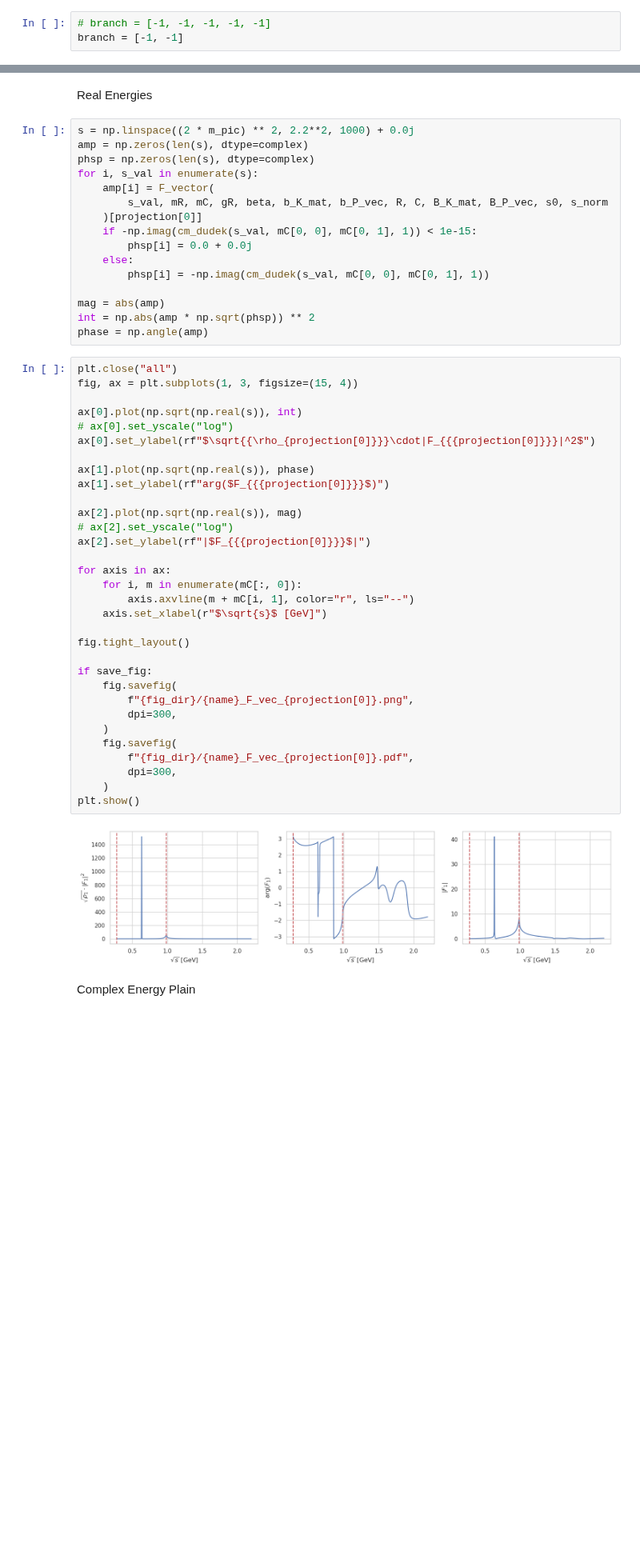
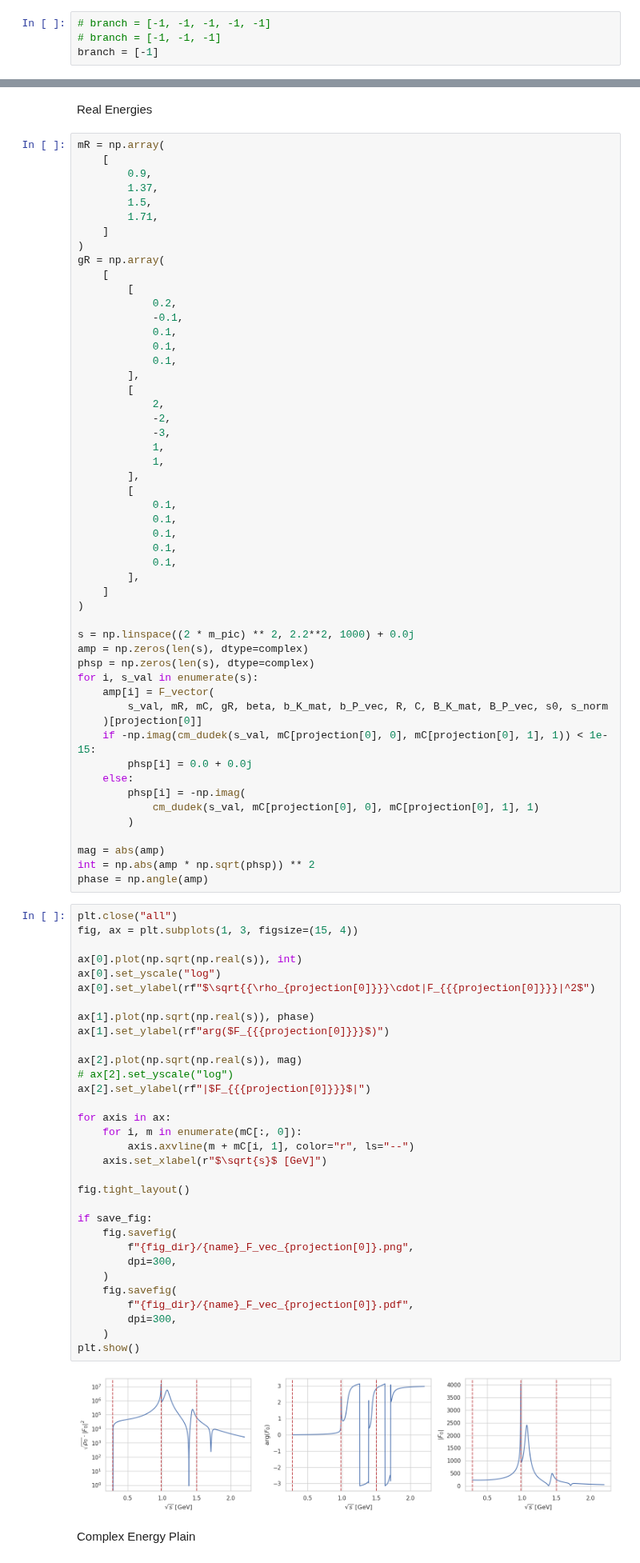
Before and after one commit to n-idw/tutorials, a Jupyter notebook: resonances_2_coupled_channel.ipynb, the cells around one changed output, grey strips where cells are left out. Shown at 80% size. Drawn from its saved outputs; the diff is of its cells as text; blank space fills up the shorter version.

```diff
--- a/resonances_2_coupled_channel.ipynb
+++ b/resonances_2_coupled_channel.ipynb
@@ -204,7 +240,8 @@ Complex Energy Plain
 Choose branch
 # %%
 # branch = [-1, -1, -1, -1, -1]
-branch = [-1, -1]
+# branch = [-1, -1, -1]
+branch = [-1]
 # %%
 s_real_min = 0.2**2
 s_real_max = 2.2**2
@@ -474,6 +482,40 @@ b_P_vec = np.array([[-0.07044337398147765], [0.04140418097435047]])
 # %% [markdown]
 Real Energies
 # %%
+mR = np.array(
+    [
+        0.9,
+        1.37,
+        1.5,
+        1.71,
+    ]
+)
+gR = np.array(
+    [
+        [
+            0.2,
+            -0.1,
+            0.1,
+            0.1,
+            0.1,
+        ],
+        [
+            2,
+            -2,
+            -3,
+            1,
+            1,
+        ],
+        [
+            0.1,
+            0.1,
+            0.1,
+            0.1,
+            0.1,
+        ],
+    ]
+)
+
 s = np.linspace((2 * m_pic) ** 2, 2.2**2, 1000) + 0.0j
 amp = np.zeros(len(s), dtype=complex)
 phsp = np.zeros(len(s), dtype=complex)
@@ -481,10 +523,12 @@ for i, s_val in enumerate(s):
     amp[i] = F_vector(
         s_val, mR, mC, gR, beta, b_K_mat, b_P_vec, R, C, B_K_mat, B_P_vec, s0, s_norm
     )[projection[0]]
-    if -np.imag(cm_dudek(s_val, mC[0, 0], mC[0, 1], 1)) < 1e-15:
+    if -np.imag(cm_dudek(s_val, mC[projection[0], 0], mC[projection[0], 1], 1)) < 1e-15:
         phsp[i] = 0.0 + 0.0j
     else:
-        phsp[i] = -np.imag(cm_dudek(s_val, mC[0, 0], mC[0, 1], 1))
+        phsp[i] = -np.imag(
+            cm_dudek(s_val, mC[projection[0], 0], mC[projection[0], 1], 1)
+        )
 
 mag = abs(amp)
 int = np.abs(amp * np.sqrt(phsp)) ** 2
@@ -494,35 +538,35 @@ plt.close("all")
 fig, ax = plt.subplots(1, 3, figsize=(15, 4))
 
 ax[0].plot(np.sqrt(np.real(s)), int)
-# ax[0].set_yscale("log")
+ax[0].set_yscale("log")
 ax[0].set_ylabel(rf"$\sqrt{{\rho_{projection[0]}}}\cdot|F_{{{projection[0]}}}|^2$")
 
 ax[1].plot(np.sqrt(np.real(s)), phase)
 ax[1].set_ylabel(rf"arg($F_{{{projection[0]}}}$)")
 
 ax[2].plot(np.sqrt(np.real(s)), mag)
 # ax[2].set_yscale("log")
 ax[2].set_ylabel(rf"|$F_{{{projection[0]}}}$|")
 
 for axis in ax:
     for i, m in enumerate(mC[:, 0]):
         axis.axvline(m + mC[i, 1], color="r", ls="--")
     axis.set_xlabel(r"$\sqrt{s}$ [GeV]")
 
 fig.tight_layout()
 
 if save_fig:
     fig.savefig(
         f"{fig_dir}/{name}_F_vec_{projection[0]}.png",
         dpi=300,
     )
     fig.savefig(
         f"{fig_dir}/{name}_F_vec_{projection[0]}.pdf",
         dpi=300,
     )
 plt.show()
 # %% [output]
-[figure, old version]
+[figure, new version]
 # %% [markdown]
 Complex Energy Plain
 # %%
```
Also changed, not shown: parts of 7 cells of this notebook, 2 other files.
